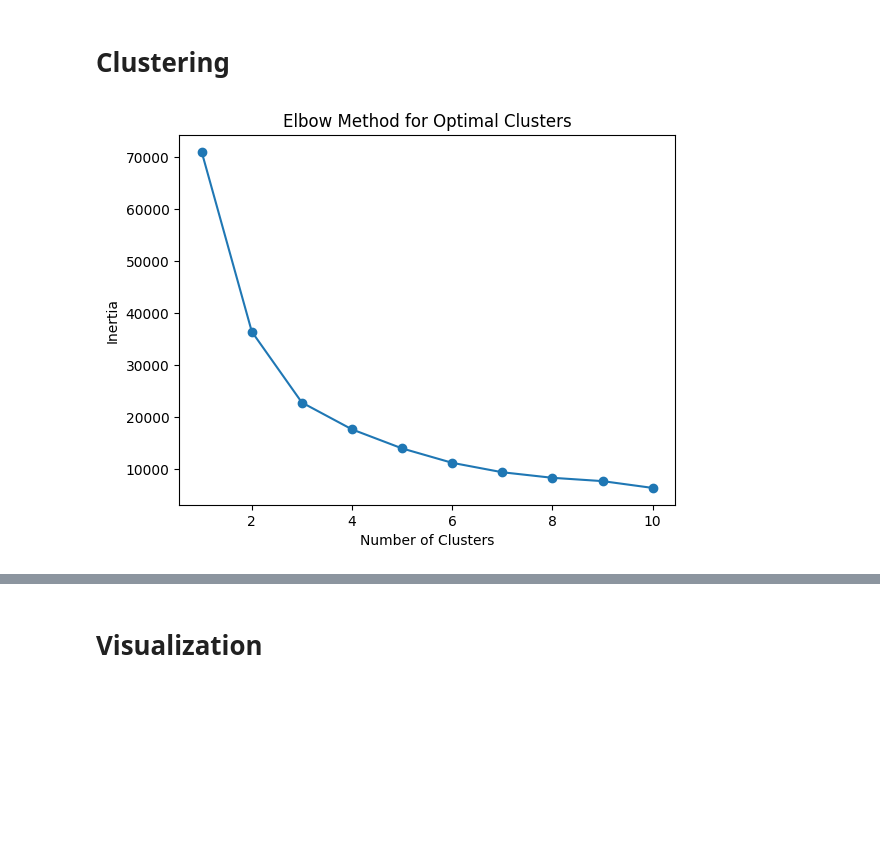
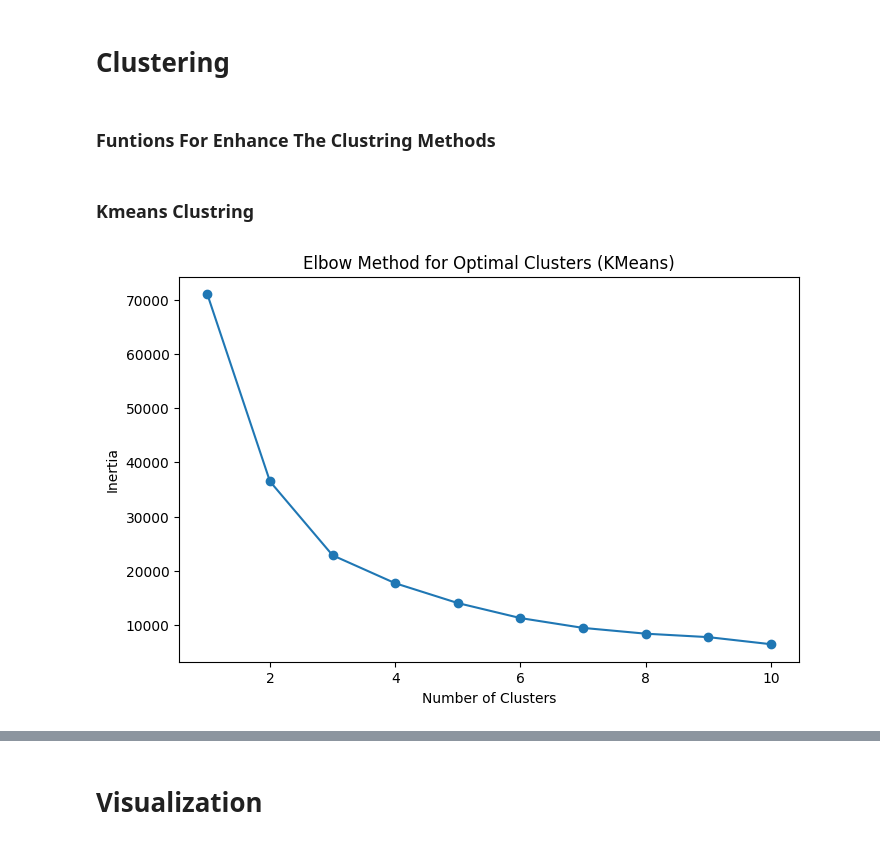
Before and after one commit to aminnademi/Clustring-On-North-of-Iran-Climate-Dataset, a Jupyter notebook: notebook.ipynb, the cells around one changed output, grey strips where cells are left out. Cells and saved outputs as stored; diff of their text form; code cells hidden in the pictures; blank space fills up the shorter version.

```diff
--- a/notebook.ipynb
+++ b/notebook.ipynb
@@ -161,3 +164,5 @@ print(f"Explained Variance by PCA: {explained_variance:.2f}")
 Explained Variance by PCA: 1.00
 # %% [markdown]
 # Clustering
+# %% [markdown]
+### Funtions For Enhance The Clustring Methods
@@ -164,19 +187,22 @@ Explained Variance by PCA: 1.00
+# %% [markdown]
+### Kmeans Clustring
 # %%
 # Determine optimal number of clusters using the elbow method
 inertia = []
 k_range = range(1, 11)
 for k in k_range:
     kmeans = KMeans(n_clusters=k, random_state=42)
     kmeans.fit(pca_features)
     inertia.append(kmeans.inertia_)
 
+plt.figure(figsize=(8, 5))
 plt.plot(k_range, inertia, marker='o')
-plt.title('Elbow Method for Optimal Clusters')
+plt.title('Elbow Method for Optimal Clusters (KMeans)')
 plt.xlabel('Number of Clusters')
 plt.ylabel('Inertia')
 plt.show()
 # %% [output]
-[figure, old version]
+[figure, new version]
 # %%
 # Fit KMeans with optimal clusters (e.g., k=3 based on elbow method)
 kmeans = KMeans(n_clusters=3, random_state=42)
```
Also changed, not shown: parts of 17 cells of this notebook.
